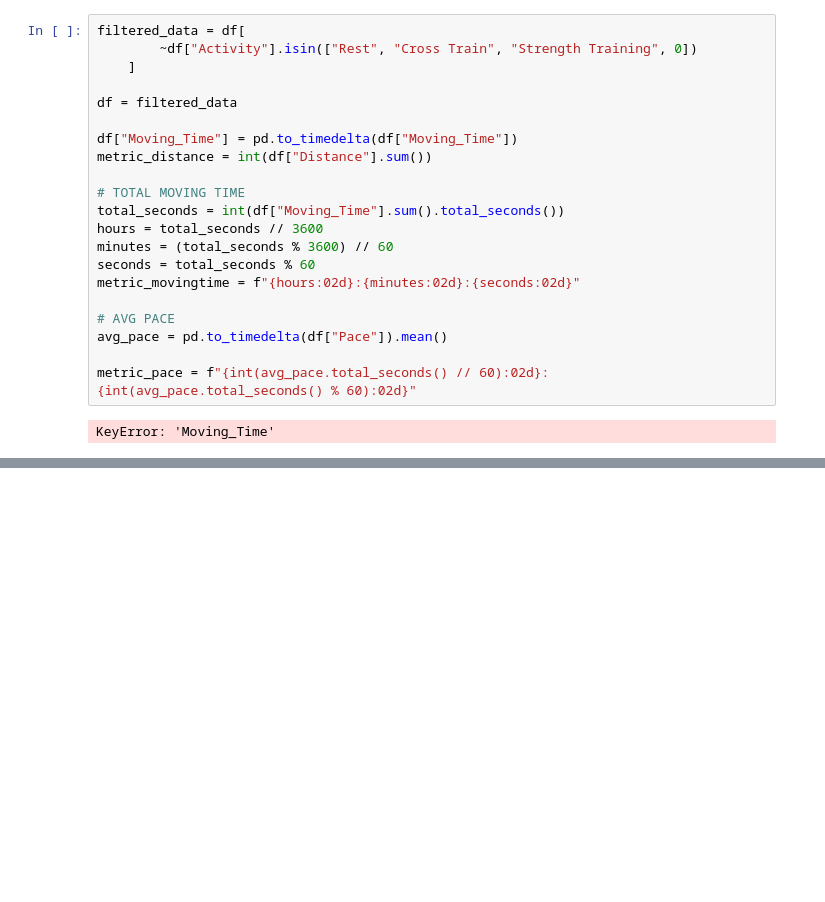
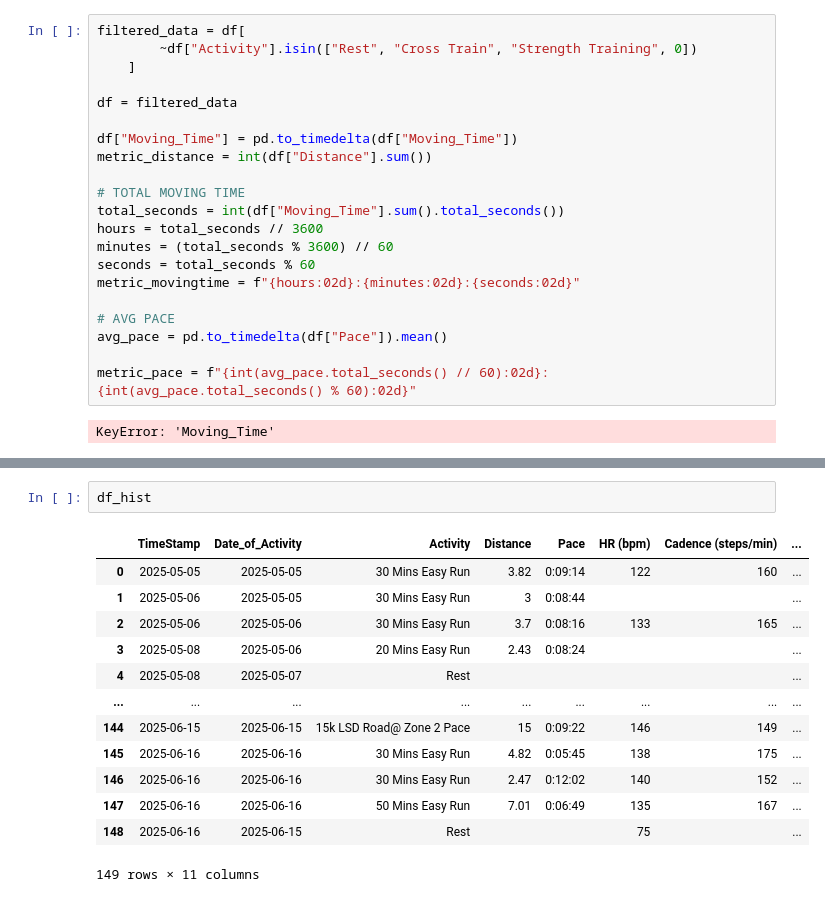
Before and after one commit to ssc0ttie/running_app, a Jupyter notebook: models/analysis.ipynb, the cells around one changed output, grey strips where cells are left out. Drawn from its saved outputs; the diff is of its cells as text; blank space fills up the shorter version.

```diff
--- a/models/analysis.ipynb
+++ b/models/analysis.ipynb
@@ -934,0 +990,16 @@ KeyError: 'Moving_Time'
+# %%
+df_hist
+# %% [output]
+|  | TimeStamp | Date_of_Activity | Activity | Distance | Pace | HR (bpm) | Cadence (steps/min) | ... |
+| 0 | 2025-05-05 | 2025-05-05 | 30 Mins Easy Run | 3.82 | 0:09:14 | 122 | 160 | ... |
+| 1 | 2025-05-06 | 2025-05-05 | 30 Mins Easy Run | 3 | 0:08:44 |  |  | ... |
+| 2 | 2025-05-06 | 2025-05-06 | 30 Mins Easy Run | 3.7 | 0:08:16 | 133 | 165 | ... |
+| 3 | 2025-05-08 | 2025-05-06 | 20 Mins Easy Run | 2.43 | 0:08:24 |  |  | ... |
+| 4 | 2025-05-08 | 2025-05-07 | Rest |  |  |  |  | ... |
+| ... | ... | ... | ... | ... | ... | ... | ... | ... |
+| 144 | 2025-06-15 | 2025-06-15 | 15k LSD Road@ Zone 2 Pace | 15 | 0:09:22 | 146 | 149 | ... |
+| 145 | 2025-06-16 | 2025-06-16 | 30 Mins Easy Run | 4.82 | 0:05:45 | 138 | 175 | ... |
+| 146 | 2025-06-16 | 2025-06-16 | 30 Mins Easy Run | 2.47 | 0:12:02 | 140 | 152 | ... |
+| 147 | 2025-06-16 | 2025-06-16 | 50 Mins Easy Run | 7.01 | 0:06:49 | 135 | 167 | ... |
+| 148 | 2025-06-16 | 2025-06-15 | Rest |  |  | 75 |  | ... |
+149 rows × 11 columns
```
Also changed, not shown: parts of 12 cells of this notebook, 11 other files.
